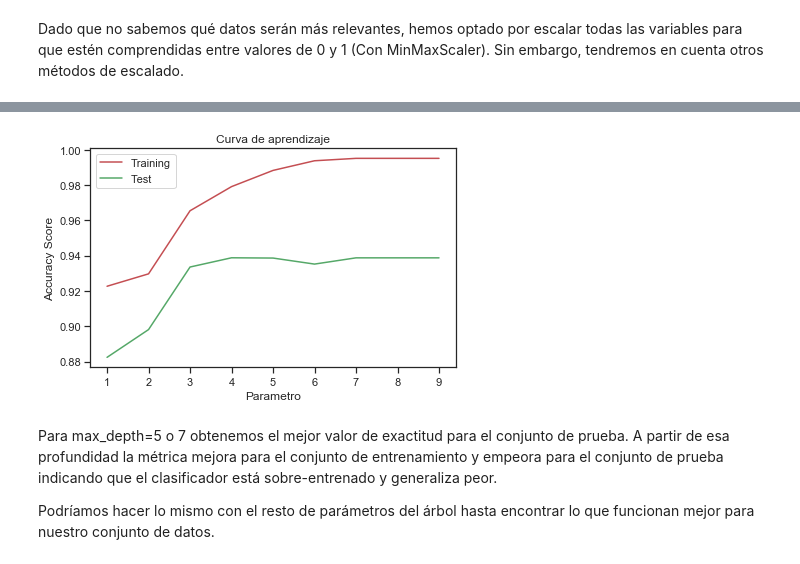
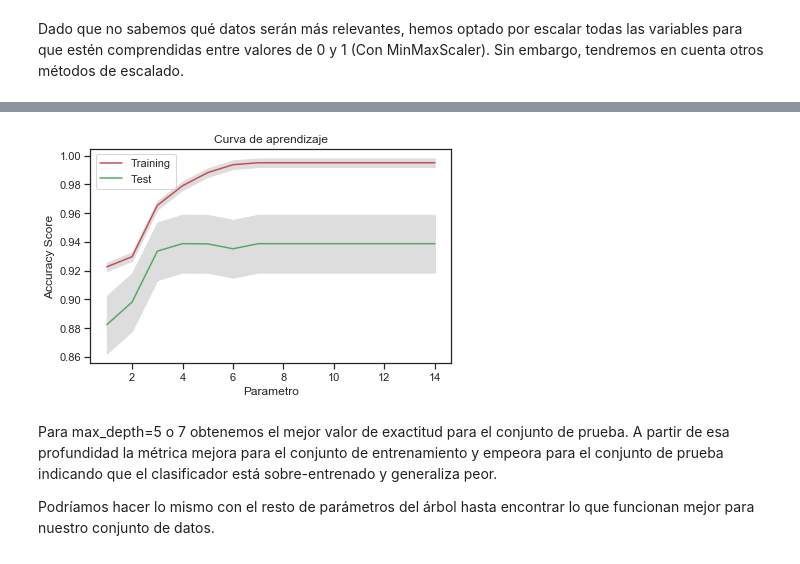
Before and after one commit to Al3xFreeman/IA2, a Jupyter notebook: P1-2-[IA2].ipynb, the cells around one changed output, grey strips where cells are left out. Saved outputs shown, nothing was run; the diff lists cells and outputs as text; code cells hidden in the pictures.

```diff
--- a/P1-2-[IA2].ipynb
+++ b/P1-2-[IA2].ipynb
@@ -89,3 +84,5 @@ dtype: object
+# %%
+df['target'] = bCan.target
 # %%
 import seaborn as sns; sns.set(style="ticks", color_codes=True)
 
@@ -95 +99,3 @@ from sklearn import preprocessing
+# %%
+df = df.drop('target', axis=1)
 # %%
@@ -143,6 +124,3 @@ Index(['mean radius', 'mean texture', 'mean perimeter', 'mean area',
 from sklearn.model_selection import train_test_split
 #70% entrenamiento 30% prueba
 X_train, X_test, y_train, y_test = train_test_split(df, bCan.target, test_size=0.3, random_state=0)
-
-clf = DecisionTreeClassifier()
-clf = clf.fit(X_train, y_train)
@@ -188,31 +192,45 @@ En este caso tenemos un arbol que está menos sobre-ajustado que el anterior por
 from sklearn.model_selection import cross_validate
 import numpy as np
 
-train_accuracy = []
-test_accuracy = []
+train_accuracy_mean = []
+test_accuracy_mean = []
 
-max_depths = range(1, 10)
-for md in max_depths:
+train_accuracy_std=[]
+test_accuracy_std=[]
+
+for md in rango_k:
     # Entrenar y validar
     clf = DecisionTreeClassifier(criterion="entropy", max_depth=md, min_samples_split=5, random_state=0)
     scores = cross_validate(clf, df, bCan.target, scoring='accuracy', cv=10, return_train_score=True)
 
-    train_accuracy.append(np.mean(scores['train_score']))
-    test_accuracy.append(np.mean(scores['test_score']))
+    train_accuracy_mean.append(np.mean(scores['train_score']))
+    test_accuracy_mean.append(np.mean(scores['test_score']))
+
+    train_accuracy_std.append(np.std(train_results))
+    test_accuracy_std.append(np.std(test_results))
 # %%
 import matplotlib.pyplot as plt
 
 # Draw lines
-plt.plot(max_depths, train_accuracy, color="r",  label="Training")
-plt.plot(max_depths, test_accuracy, color="g", label="Test")
+plt.plot(k_values, train_accuracy_mean, color="r",  label="Training")
+plt.plot(k_values, test_accuracy_mean, color="g", label="Test")
+
+
+lower_limit=np.array(test_accuracy_mean)-np.array(test_accuracy_std)
+upper_limit=np.array(test_accuracy_mean)+np.array(test_accuracy_std)
+plt.fill_between(k_values, lower_limit, upper_limit, color="#DDDDDD")
+
+lower_limit=np.array(train_accuracy_mean)-np.array(train_accuracy_std)
+upper_limit=np.array(train_accuracy_mean)+np.array(train_accuracy_std)
+plt.fill_between(k_values, lower_limit, upper_limit, color="#DDDDDD")
 
 # Create plot
 plt.title("Curva de aprendizaje")
 plt.xlabel("Parametro"), plt.ylabel("Accuracy Score"), plt.legend(loc="best")
 plt.tight_layout()
 plt.show()
 # %% [output]
-[figure, old version]
+[figure, new version]
 # %% [markdown]
 Para max_depth=5 o 7 obtenemos el mejor valor de exactitud para el conjunto de prueba. A partir de esa profundidad la métrica mejora para el conjunto de entrenamiento y empeora para el conjunto de prueba indicando que el clasificador está sobre-entrenado y generaliza peor.
 
```
Also changed, not shown: parts of 55 cells of this notebook.
